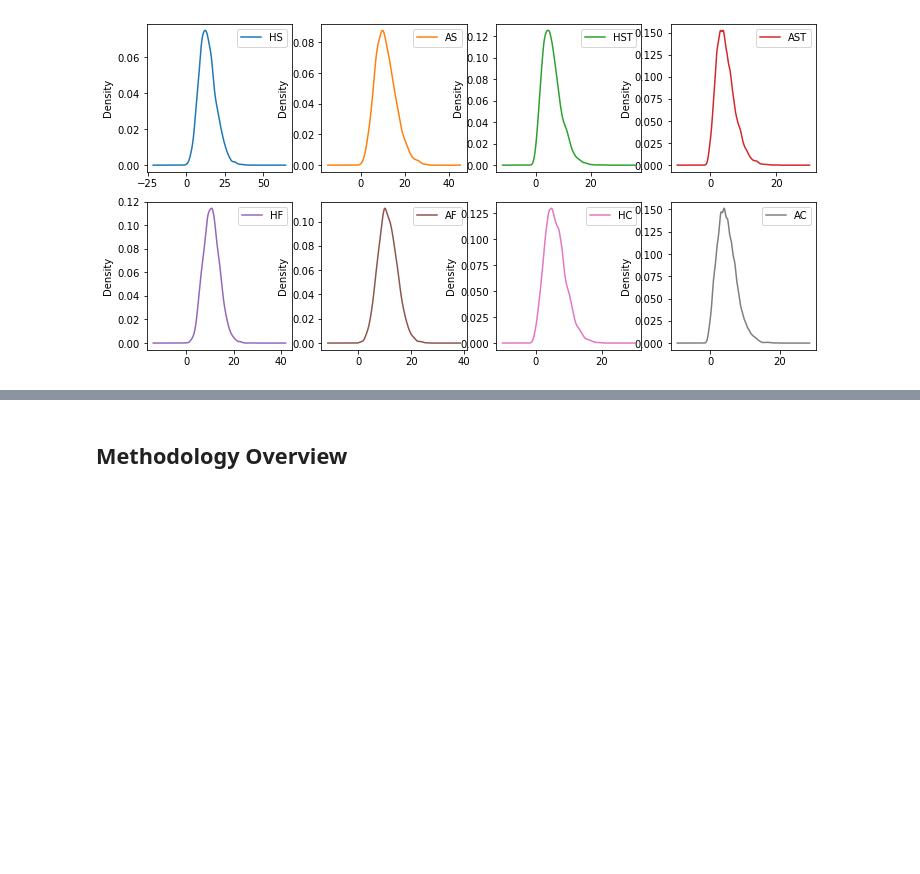
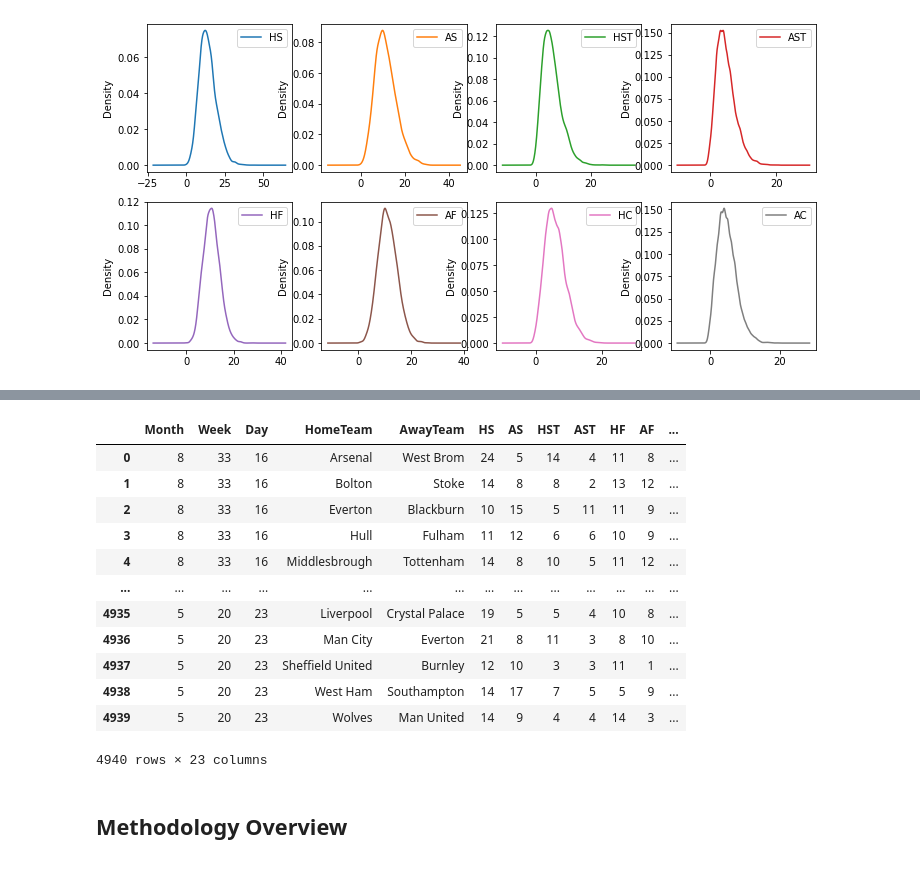
Before and after one commit to yolannel/BeatTheBookies, a Jupyter notebook: beat_the_bookies.ipynb, the cells around one changed output, grey strips where cells are left out. Saved outputs shown, nothing was run; the diff lists cells and outputs as text; code cells hidden in the pictures; blank space fills up the shorter version.

```diff
--- a/beat_the_bookies.ipynb
+++ b/beat_the_bookies.ipynb
@@ -656,3 +591,59 @@ AttributeError: Can't get attribute 'new_block' on <module 'pandas.core.internal
+# %%
+# Computing Priors
+# Calculate Previous Full-Time Cumulative Goal
+# PHGS = Previous Home Goal Scored
+# PAGS = Previous Away Goal Scored
+
+def getPreviousCumulativeGoals(data):
+    teams = {}
+    PHGS = []
+    PAGS = []
+
+    # for each match
+    for i in range(len(data)):
+       # Refresh number of matches when a season finishes
+        if (i % 380 == 0):
+            for name in data.groupby('HomeTeam').mean().T.columns:
+                teams[name] = []
+
+        FTHG = data.iloc[i]['FTHG']
+        FTAG = data.iloc[i]['FTAG']
+
+        try:
+            pcgs_h = teams[data.iloc[i].HomeTeam].pop()
+            pcgs_a = teams[data.iloc[i].AwayTeam].pop()
+        except:
+            pcgs_h = 0
+            pcgs_a = 0
+
+        PHGS.append(pcgs_h)
+        PAGS.append(pcgs_a)
+#         print(PAGS)
+#         print(PHGS)
+        pcgs_h = pcgs_h + FTHG #Home team's previous goals scored before this match
+        teams[data.iloc[i].HomeTeam].append(pcgs_h)
+        pcgs_a = pcgs_a + FTAG #Away team's previous goals scored before this match
+        teams[data.iloc[i].AwayTeam].append(pcgs_a)
+
+    data_new.loc[:,'PHGS'] = pd.Series(PHGS)
+    data_new.loc[:,'PAGS'] = pd.Series(PAGS)
+    return data_new
+
+getPreviousCumulativeGoals(data_new)
+# %% [output]
+|  | Month | Week | Day | HomeTeam | AwayTeam | HS | AS | HST | AST | HF | AF | ... |
+| 0 | 8 | 33 | 16 | Arsenal | West Brom | 24 | 5 | 14 | 4 | 11 | 8 | ... |
+| 1 | 8 | 33 | 16 | Bolton | Stoke | 14 | 8 | 8 | 2 | 13 | 12 | ... |
+| 2 | 8 | 33 | 16 | Everton | Blackburn | 10 | 15 | 5 | 11 | 11 | 9 | ... |
+| 3 | 8 | 33 | 16 | Hull | Fulham | 11 | 12 | 6 | 6 | 10 | 9 | ... |
+| 4 | 8 | 33 | 16 | Middlesbrough | Tottenham | 14 | 8 | 10 | 5 | 11 | 12 | ... |
+| ... | ... | ... | ... | ... | ... | ... | ... | ... | ... | ... | ... | ... |
+| 4935 | 5 | 20 | 23 | Liverpool | Crystal Palace | 19 | 5 | 5 | 4 | 10 | 8 | ... |
+| 4936 | 5 | 20 | 23 | Man City | Everton | 21 | 8 | 11 | 3 | 8 | 10 | ... |
+| 4937 | 5 | 20 | 23 | Sheffield United | Burnley | 12 | 10 | 3 | 3 | 11 | 1 | ... |
+| 4938 | 5 | 20 | 23 | West Ham | Southampton | 14 | 17 | 7 | 5 | 5 | 9 | ... |
+| 4939 | 5 | 20 | 23 | Wolves | Man United | 14 | 9 | 4 | 4 | 14 | 3 | ... |
+4940 rows × 23 columns
 # %% [markdown]
 ## Methodology Overview
 <a name='section4'></a>
```
Also changed, not shown: parts of 11 cells of this notebook.
